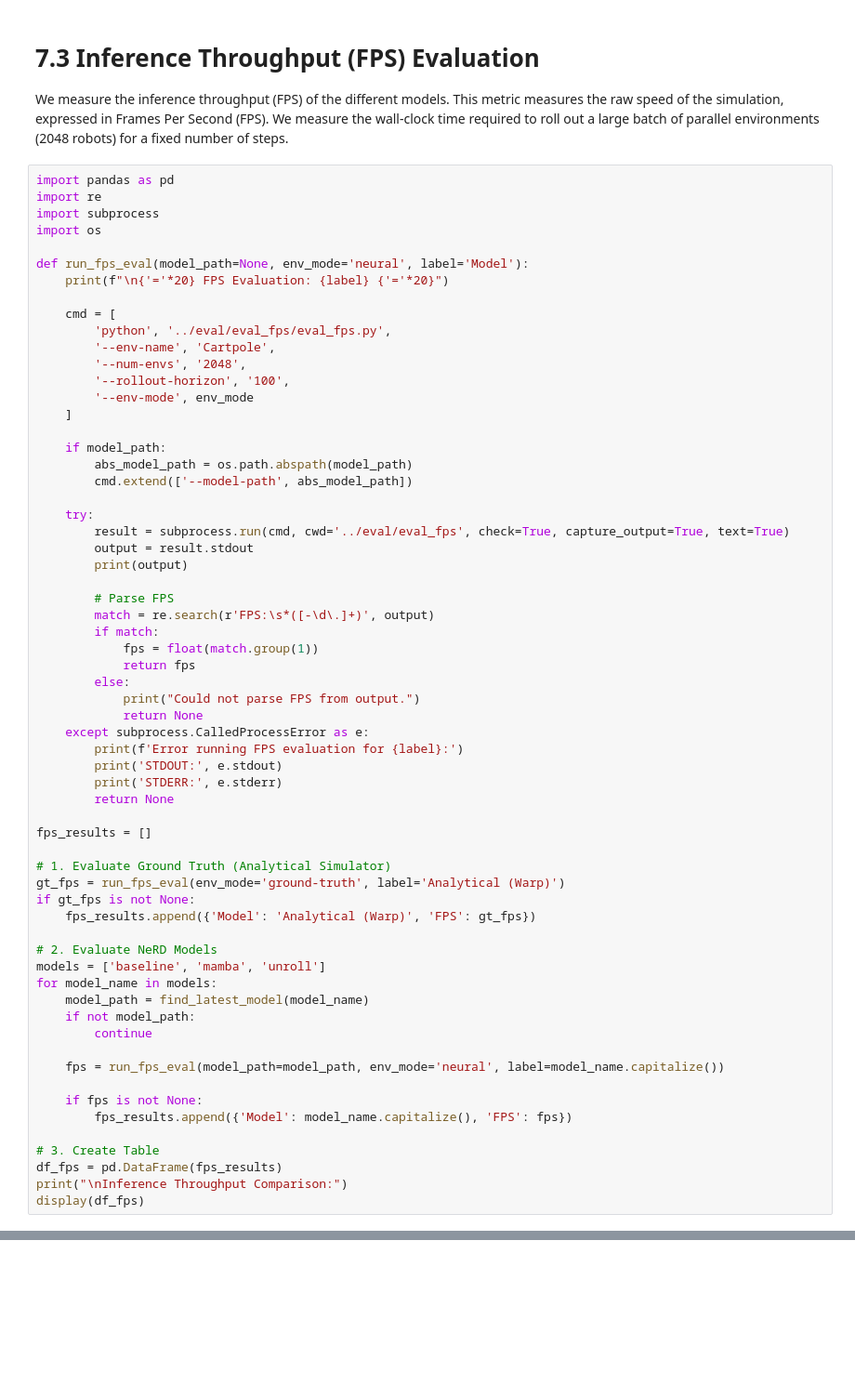
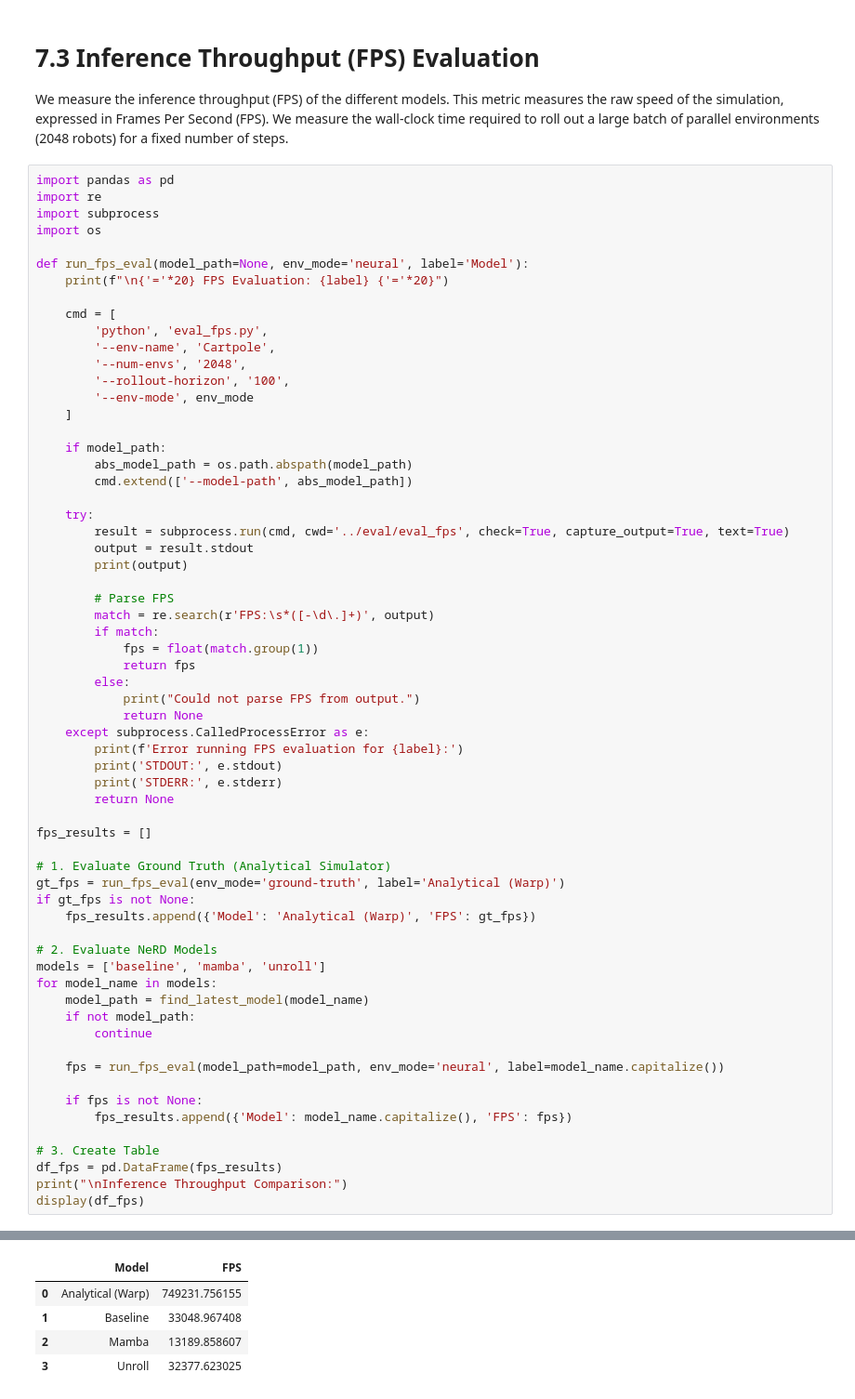
Before and after one commit to dhruv0000/neural-robot-dynamics, a Jupyter notebook: train_colab.ipynb, the cells around one changed output, grey strips where cells are left out. Shown at 93% size. Drawn from its saved outputs; the diff is of its cells as text; blank space fills up the shorter version.

```diff
--- a/train_colab.ipynb
+++ b/train_colab.ipynb
@@ -413,7 +398,7 @@ def run_fps_eval(model_path=None, env_mode='neural', label='Model'):
     print(f"\n{'='*20} FPS Evaluation: {label} {'='*20}")
 
     cmd = [
-        'python', '../eval/eval_fps/eval_fps.py',
+        'python', 'eval_fps.py',
         '--env-name', 'Cartpole',
         '--num-envs', '2048',
         '--rollout-horizon', '100',
@@ -466,3 +451,4 @@ for model_name in models:
 df_fps = pd.DataFrame(fps_results)
 print("\nInference Throughput Comparison:")
 display(df_fps)
+# %% [output]
@@ -468,0 +472,5 @@ display(df_fps)
+|  | Model | FPS |
+| 0 | Analytical (Warp) | 749231.756155 |
+| 1 | Baseline | 33048.967408 |
+| 2 | Mamba | 13189.858607 |
+| 3 | Unroll | 32377.623025 |
```
Also changed, not shown: parts of 10 cells of this notebook.
